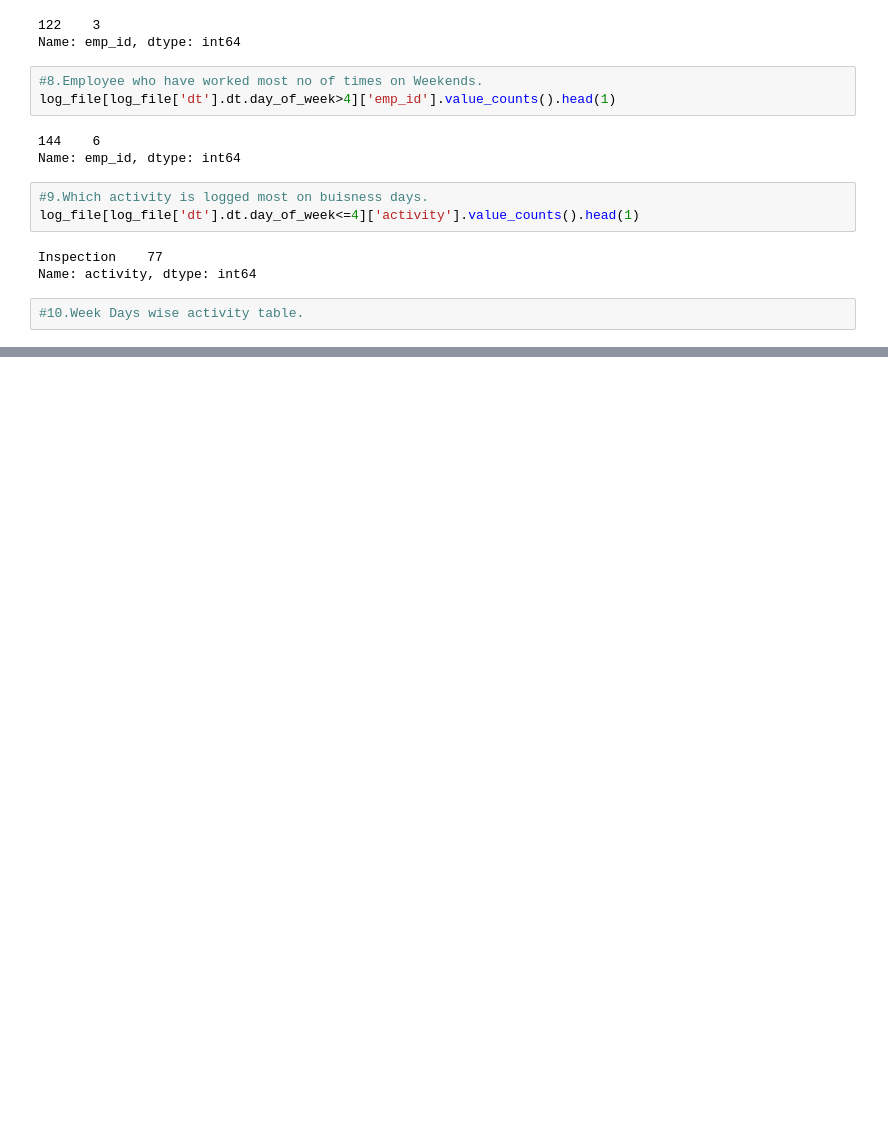
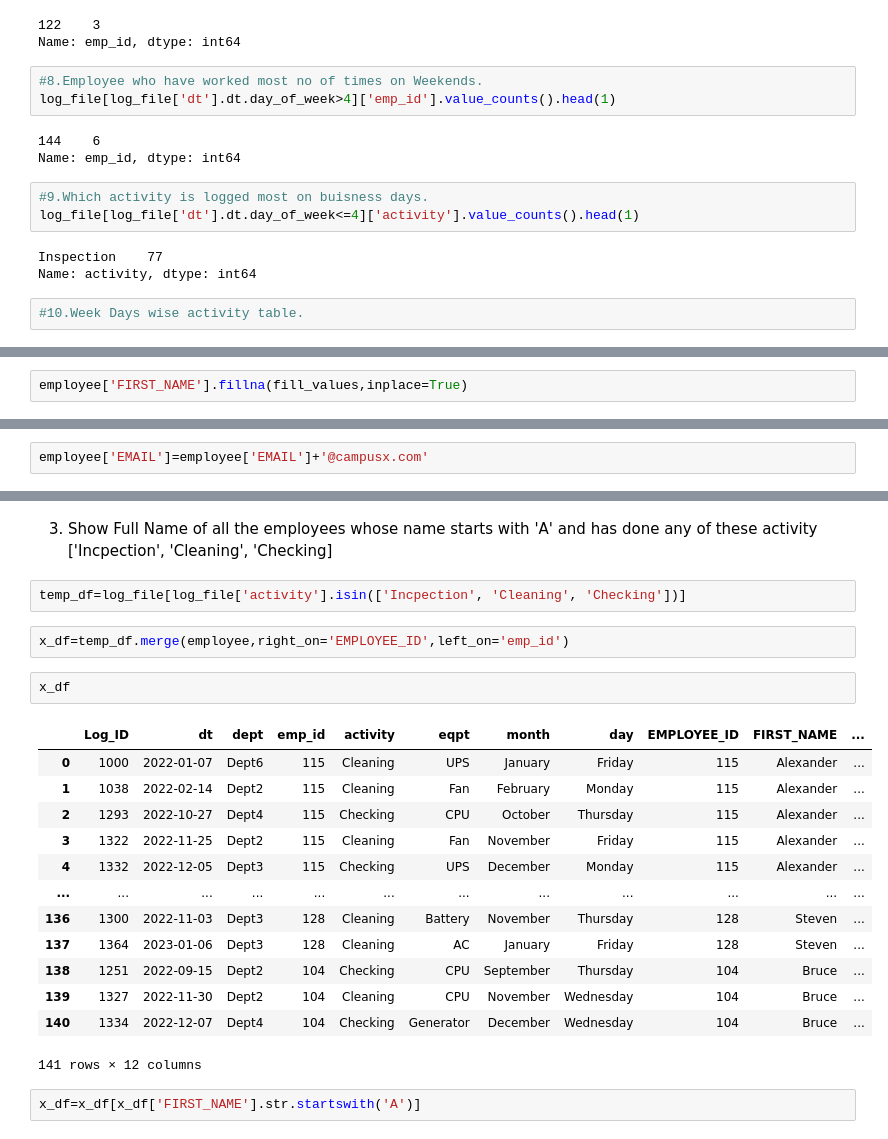
Before and after one commit to khadar786/CampusX, a Jupyter notebook: Tasks/task-22.ipynb, the cells around one changed output, grey strips where cells are left out. Saved outputs shown, nothing was run; the diff lists cells and outputs as text; blank space fills up the shorter version.

```diff
--- a/Tasks/task-22.ipynb
+++ b/Tasks/task-22.ipynb
@@ -374,0 +457,2 @@ Name: activity, dtype: int64
+# %%
+employee['FIRST_NAME'].fillna(fill_values,inplace=True)
@@ -374,0 +479,2 @@ Name: activity, dtype: int64
+# %%
+employee['EMAIL']=employee['EMAIL']+'@campusx.com'
@@ -374,0 +501,24 @@ Name: activity, dtype: int64
+# %% [markdown]
+3. Show Full Name of all the employees whose name starts with 'A' and has done any of these activity ['Incpection', 'Cleaning', 'Checking]
+# %%
+temp_df=log_file[log_file['activity'].isin(['Incpection', 'Cleaning', 'Checking'])]
+# %%
+x_df=temp_df.merge(employee,right_on='EMPLOYEE_ID',left_on='emp_id')
+# %%
+x_df
+# %% [output]
+|  | Log_ID | dt | dept | emp_id | activity | eqpt | month | day | EMPLOYEE_ID | FIRST_NAME | ... |
+| 0 | 1000 | 2022-01-07 | Dept6 | 115 | Cleaning | UPS | January | Friday | 115 | Alexander | ... |
+| 1 | 1038 | 2022-02-14 | Dept2 | 115 | Cleaning | Fan | February | Monday | 115 | Alexander | ... |
+| 2 | 1293 | 2022-10-27 | Dept4 | 115 | Checking | CPU | October | Thursday | 115 | Alexander | ... |
+| 3 | 1322 | 2022-11-25 | Dept2 | 115 | Cleaning | Fan | November | Friday | 115 | Alexander | ... |
+| 4 | 1332 | 2022-12-05 | Dept3 | 115 | Checking | UPS | December | Monday | 115 | Alexander | ... |
+| ... | ... | ... | ... | ... | ... | ... | ... | ... | ... | ... | ... |
+| 136 | 1300 | 2022-11-03 | Dept3 | 128 | Cleaning | Battery | November | Thursday | 128 | Steven | ... |
+| 137 | 1364 | 2023-01-06 | Dept3 | 128 | Cleaning | AC | January | Friday | 128 | Steven | ... |
+| 138 | 1251 | 2022-09-15 | Dept2 | 104 | Checking | CPU | September | Thursday | 104 | Bruce | ... |
+| 139 | 1327 | 2022-11-30 | Dept2 | 104 | Cleaning | CPU | November | Wednesday | 104 | Bruce | ... |
+| 140 | 1334 | 2022-12-07 | Dept4 | 104 | Checking | Generator | December | Wednesday | 104 | Bruce | ... |
+141 rows × 12 columns
+# %%
+x_df=x_df[x_df['FIRST_NAME'].str.startswith('A')]
```
Also changed, not shown: parts of 14 cells of this notebook.
